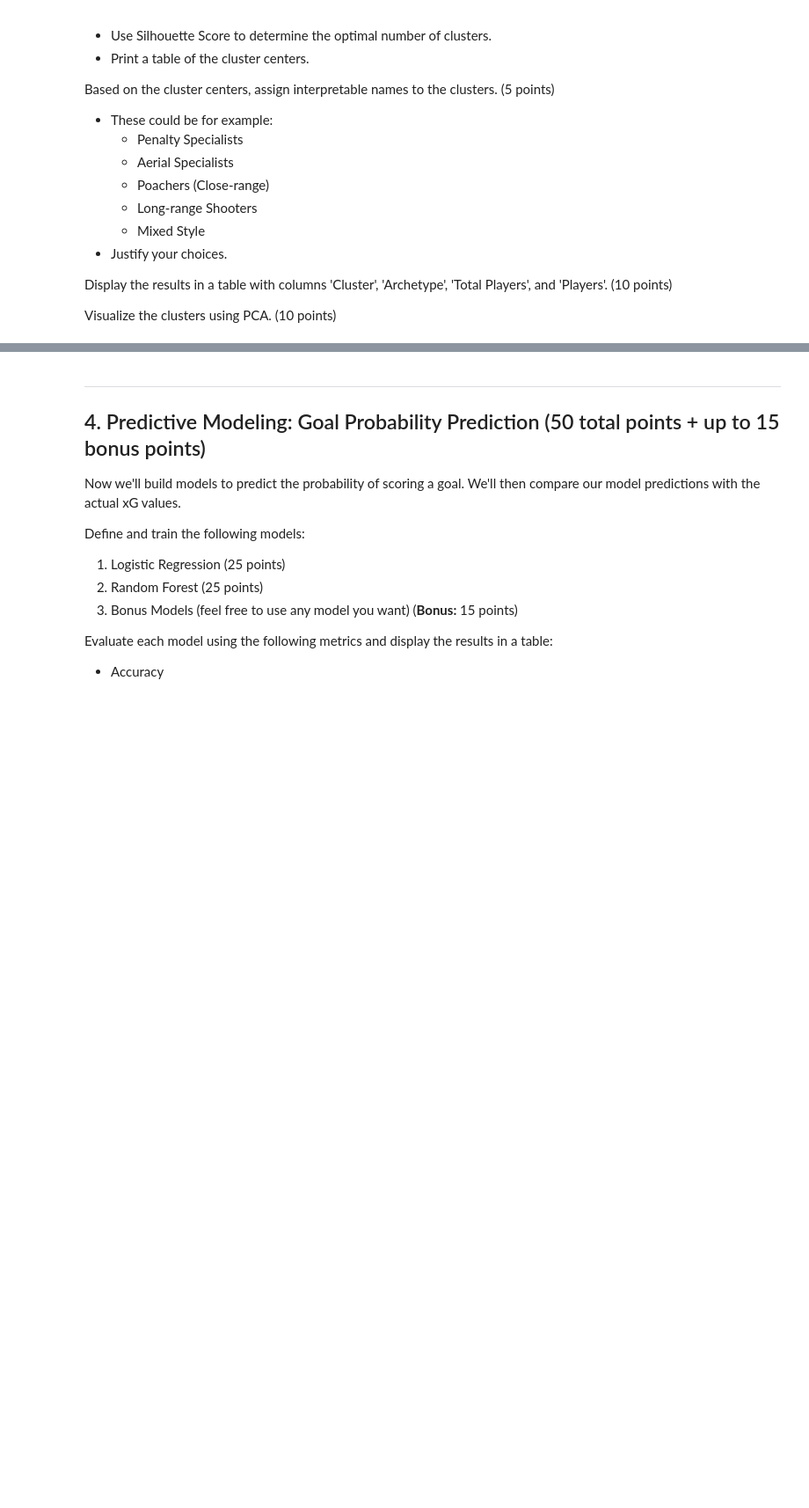
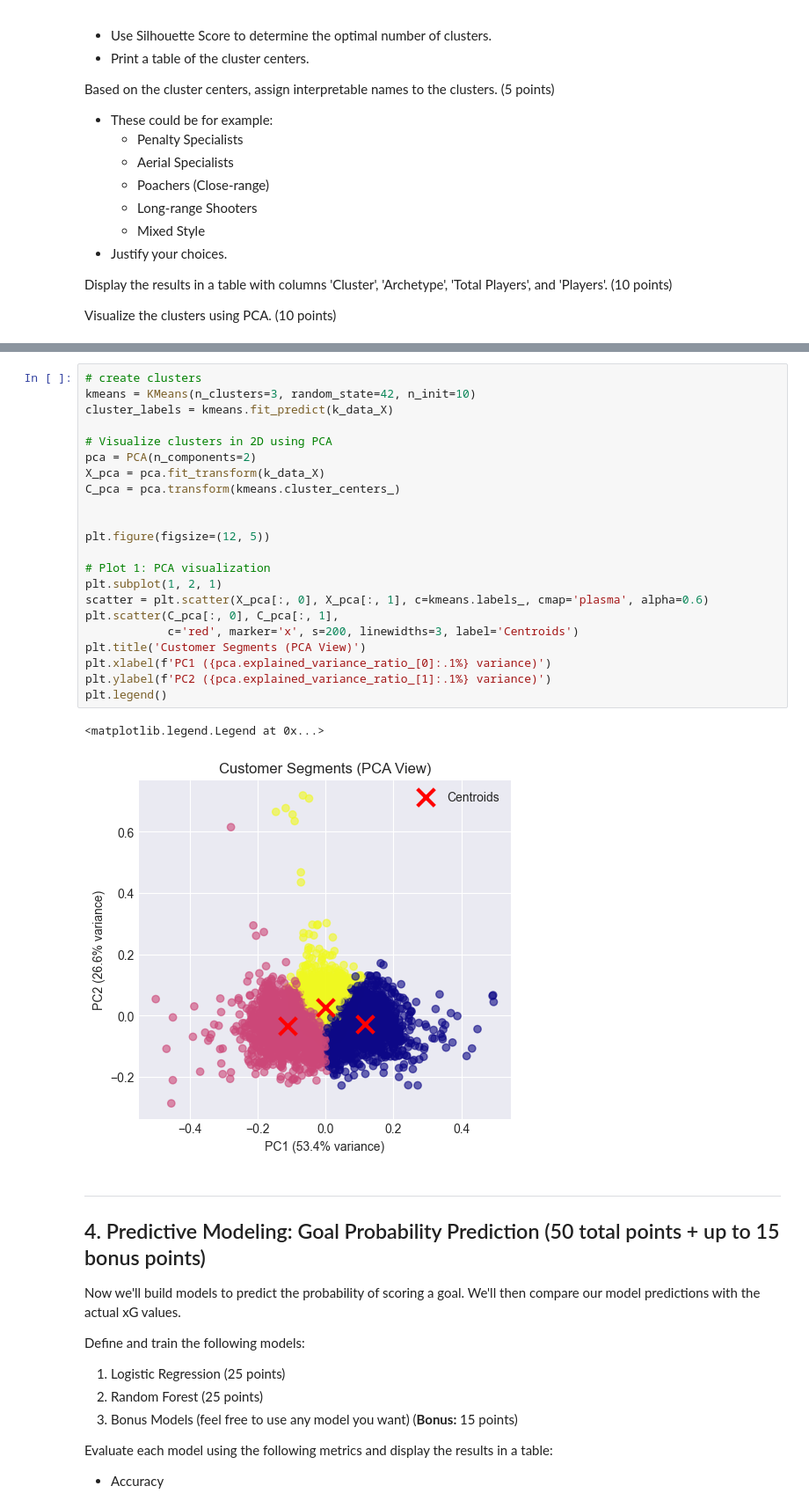
Before and after one commit to smgibson19/ds701_fa25_midterm_challenge_sports, a Jupyter notebook: LALIGA_Analysis_Challenge.ipynb, the cells around one changed output, grey strips where cells are left out. Shown at 88% size. Saved outputs shown, nothing was run; the diff lists cells and outputs as text; blank space fills up the shorter version.

```diff
--- a/LALIGA_Analysis_Challenge.ipynb
+++ b/LALIGA_Analysis_Challenge.ipynb
@@ -720,3 +764,28 @@ Visualize the clusters using PCA. (10 points)
+# %%
+# create clusters
+kmeans = KMeans(n_clusters=3, random_state=42, n_init=10)
+cluster_labels = kmeans.fit_predict(k_data_X)
+
+# Visualize clusters in 2D using PCA
+pca = PCA(n_components=2)
+X_pca = pca.fit_transform(k_data_X)
+C_pca = pca.transform(kmeans.cluster_centers_)
+
+
+plt.figure(figsize=(12, 5))
+
+# Plot 1: PCA visualization
+plt.subplot(1, 2, 1)
+scatter = plt.scatter(X_pca[:, 0], X_pca[:, 1], c=kmeans.labels_, cmap='plasma', alpha=0.6)
+plt.scatter(C_pca[:, 0], C_pca[:, 1],
+            c='red', marker='x', s=200, linewidths=3, label='Centroids')
+plt.title('Customer Segments (PCA View)')
+plt.xlabel(f'PC1 ({pca.explained_variance_ratio_[0]:.1%} variance)')
+plt.ylabel(f'PC2 ({pca.explained_variance_ratio_[1]:.1%} variance)')
+plt.legend()
+# %% [output]
+<matplotlib.legend.Legend at 0x...>
+[figure, added]
 # %% [markdown]
 ---
 ## 4. Predictive Modeling: Goal Probability Prediction (50 total points + up to 15 bonus points)
```
Also changed, not shown: parts of 15 cells of this notebook.
